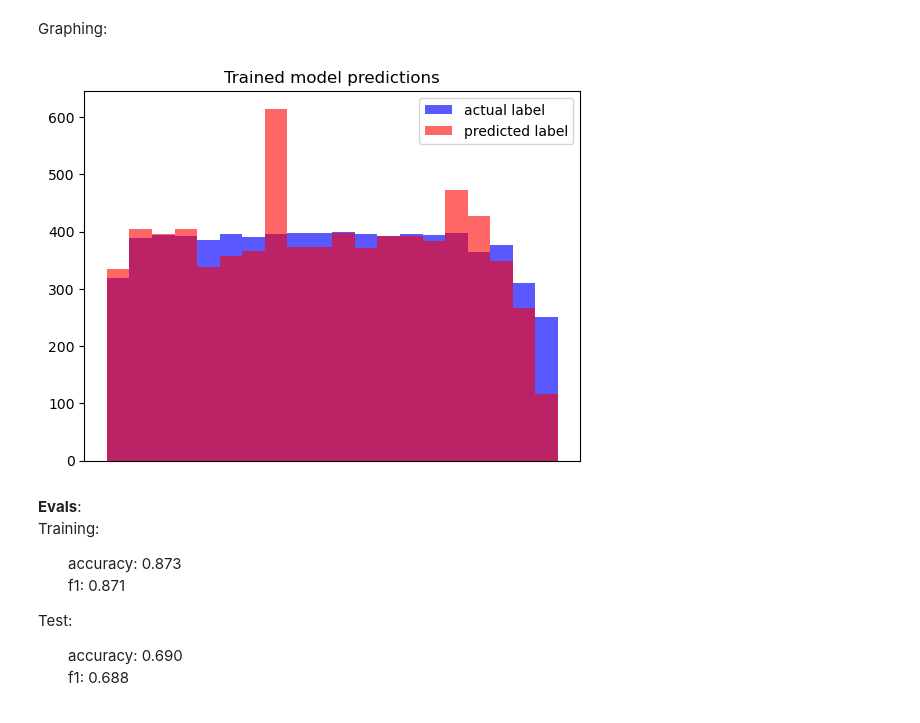
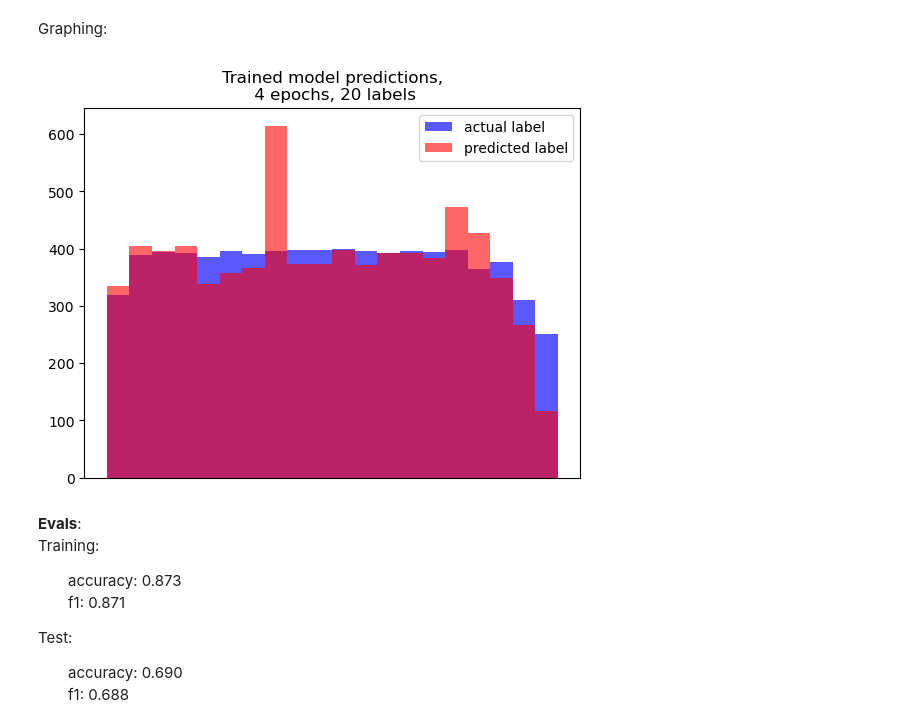
Before and after one commit to MeghanBarritt/llm-project, a Jupyter notebook: notebooks/6-Additional_Training_Rounds.ipynb, the cells around one changed output. Cells and saved outputs as stored; diff of their text form; code cells hidden in the pictures.

```diff
--- a/notebooks/6-Additional_Training_Rounds.ipynb
+++ b/notebooks/6-Additional_Training_Rounds.ipynb
@@ -329,13 +329,13 @@ data_20['predicted'] = predicted_20
 # %%
 plt.hist(data_20['label'],bins=20,color='blue',alpha=0.65,label='actual label')
 plt.hist(data_20['predicted'],bins=20,color='red',alpha=0.6,label='predicted label')
 plt.legend()
-plt.title('Trained model predictions')
+plt.title('Trained model predictions,\n 4 epochs, 20 labels')
 plt.xticks([])
 
 plt.savefig('charts/preds_multistep_20.png',bbox_inches='tight')
 # %% [output]
-[figure, old version]
+[figure, new version]
 # %% [markdown]
 **Evals**:<br>
 Training:<ul>
```
Also changed, not shown: parts of 5 cells of this notebook, 4 other files.
